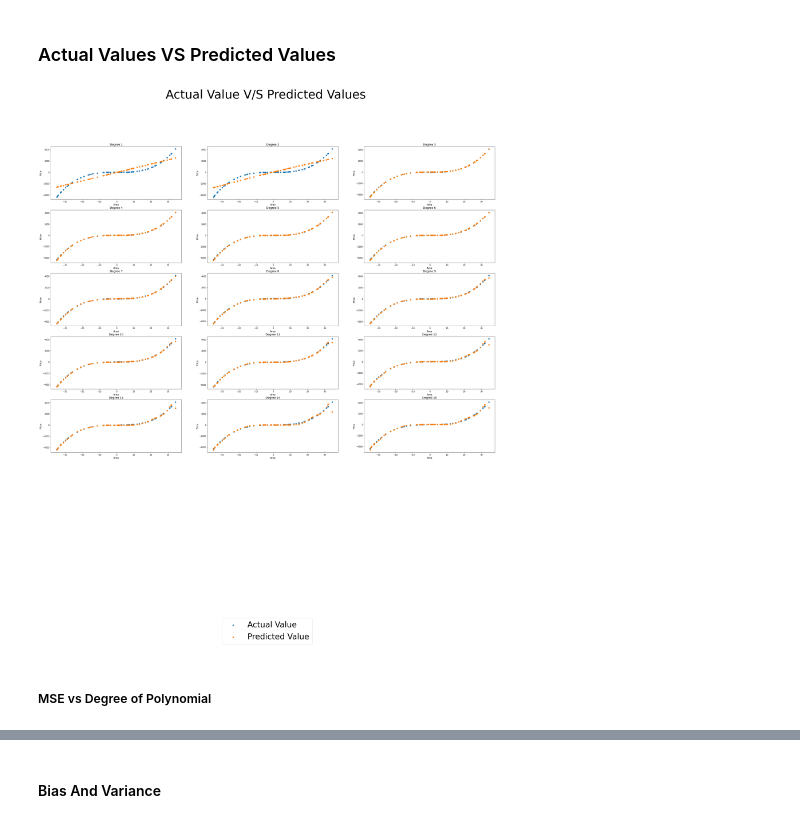
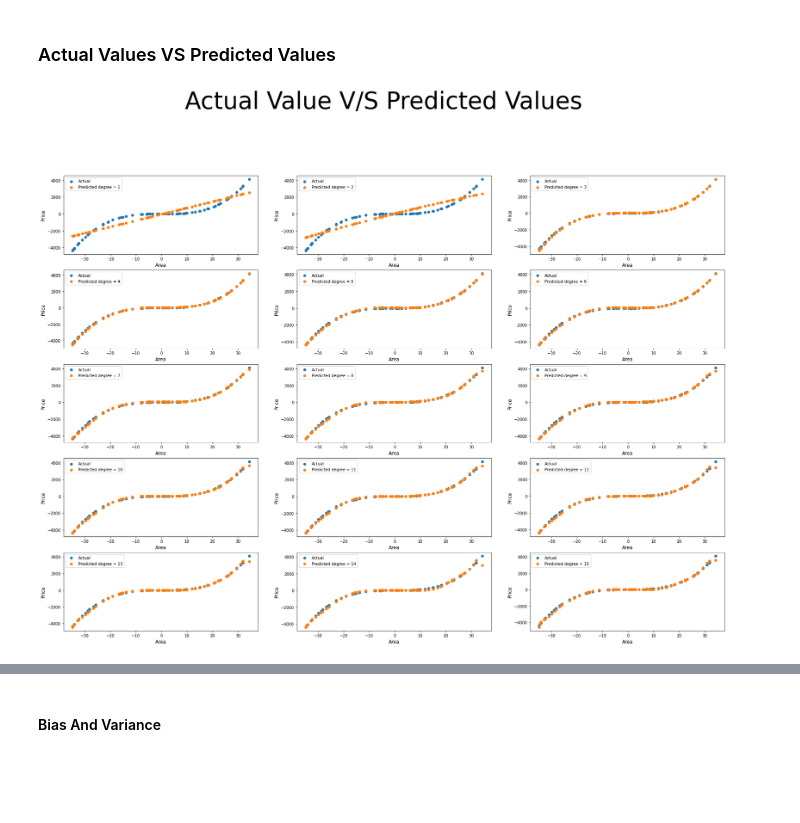
Before and after one commit to KarmanjyotSingh/MDL-1, a Jupyter notebook: notebook.ipynb, the cells around one changed output, grey strips where cells are left out. Saved outputs shown, nothing was run; the diff lists cells and outputs as text; code cells hidden in the pictures; blank space fills up the shorter version.

```diff
--- a/notebook.ipynb
+++ b/notebook.ipynb
@@ -70,15 +65,14 @@ for j in range(1, 16):
         x_train = np.array(training_samples[i]['Area']).reshape(-1, 1)
         x_transform_train = poly.fit_transform(x_train)
         y_train = np.array(training_samples[i]['Price']).reshape(-1, 1)
-        temp = LinearRegression(fit_intercept=False).fit(
-            x_transform_train, y_train)
+        temp = LinearRegression(fit_intercept=False).fit(x_transform_train, y_train)
         trained_model_poly.append(temp)
     trained_models.append(trained_model_poly)
 
 # jth model for ith degree polynomial
 for i in range(0, 15):
-    for j in range(0, 16):
-        print(trained_models[i][j].coef_)
+   for j in range(0, 16):
+     print(trained_models[i][j].coef_)
 # %% [markdown]
 `trained_models[i][j]` stores the training model for polynomial of degree (i+1) and training set j. There are 15 different polynomial of degree 1,2,....15 and for each polynomial we have found a training model based on 16 different data sets.
 
@@ -138,20 +132,17 @@ for i in range(1, 16):
 # %% [markdown]
 ### Actual Values VS Predicted Values
 # %%
-plt.figure(figsize=(40,40))
+plt.figure(figsize=(30, 30))
 
-for i in range(1,16):
-    plt.subplot(7,3,i)
-    plt.scatter(test_['Area'], test_['Price'])
-    plt.scatter(test_['Area'], y_predicted[i-1])
+for i in range(1, 16):
+    plt.subplot(7, 3, i)
+    plt.scatter(test_['Area'], test_['Price'], label='Actual')
+    plt.scatter(test_['Area'], y_predicted[i-1], label='Predicted degree = ' + str(i))
     plt.xlabel('Area', fontsize=12)
     plt.ylabel('Price', fontsize=12)
-    title = 'Degree ' + str(i)
-    plt.title(title, fontsize=14)
+    plt.legend()
+
 plt.suptitle("Actual Value V/S Predicted Values", fontsize=60)
-plt.figlegend(['Actual Value', 'Predicted Value'], loc='lower center', fontsize=40)
 plt.show()
 # %% [output]
-[figure, old version]
+[figure, new version]
-# %% [markdown]
-##### MSE vs Degree of Polynomial
```
Also changed, not shown: parts of 15 cells of this notebook, 9 other files.
